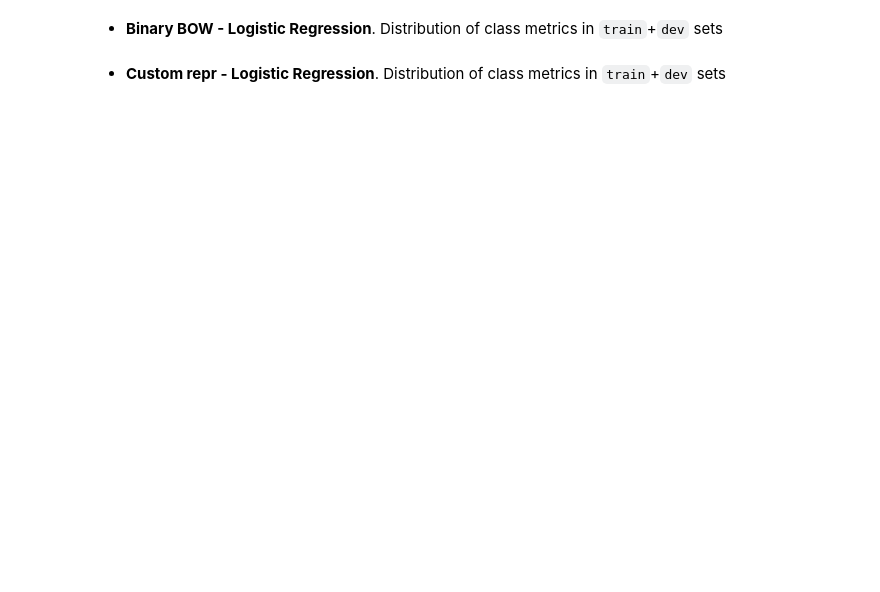
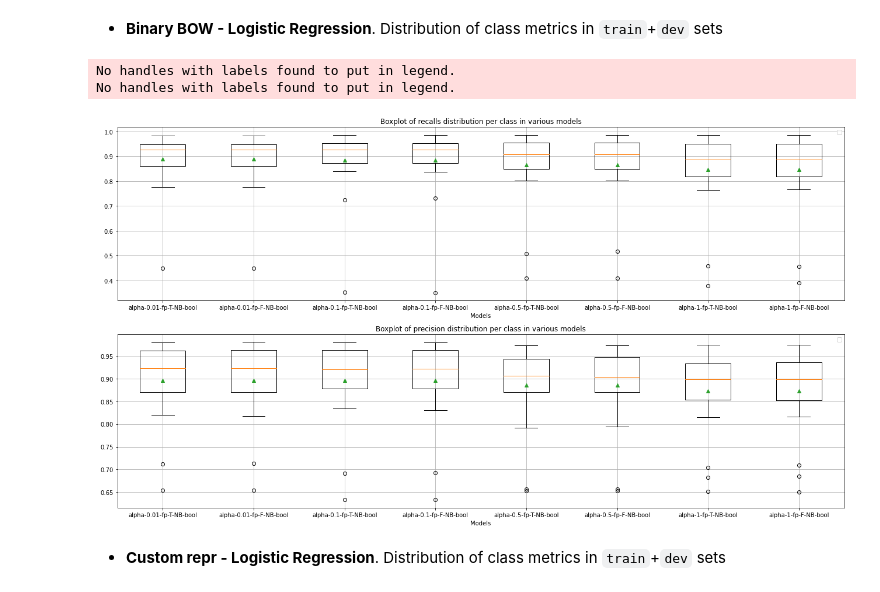
Before and after one commit to imsarmiento/NLP_202110, a Jupyter notebook: HW2/NB_LR.ipynb, the cells around one changed output. Saved outputs shown, nothing was run; the diff lists cells and outputs as text; code cells hidden in the pictures; blank space fills up the shorter version.

```diff
--- a/HW2/NB_LR.ipynb
+++ b/HW2/NB_LR.ipynb
@@ -441,6 +480,10 @@ graphMetrics(bow_recalls_NB, bow_precisions_NB, names)
 # %% [markdown]
 * **Binary BOW - Logistic Regression**. Distribution of class metrics in `train`+`dev` sets
 # %%
-graphMetrics(bow_recalls_NB, bow_precisions_NB, names)
+graphMetrics(bow_bool_recalls_NB, bow_bool_precisions_NB, names)
+# %% [output]
+No handles with labels found to put in legend.
+No handles with labels found to put in legend.
+[figure, added]
 # %% [markdown]
 * **Custom repr - Logistic Regression**. Distribution of class metrics in `train`+`dev` sets
```
Also changed, not shown: parts of 18 cells of this notebook.
